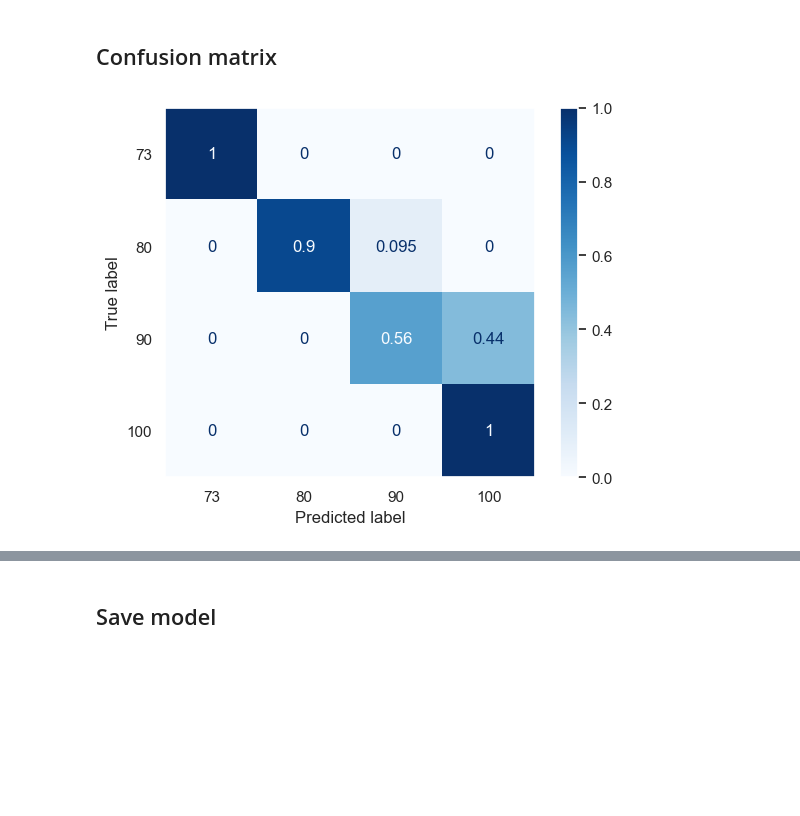
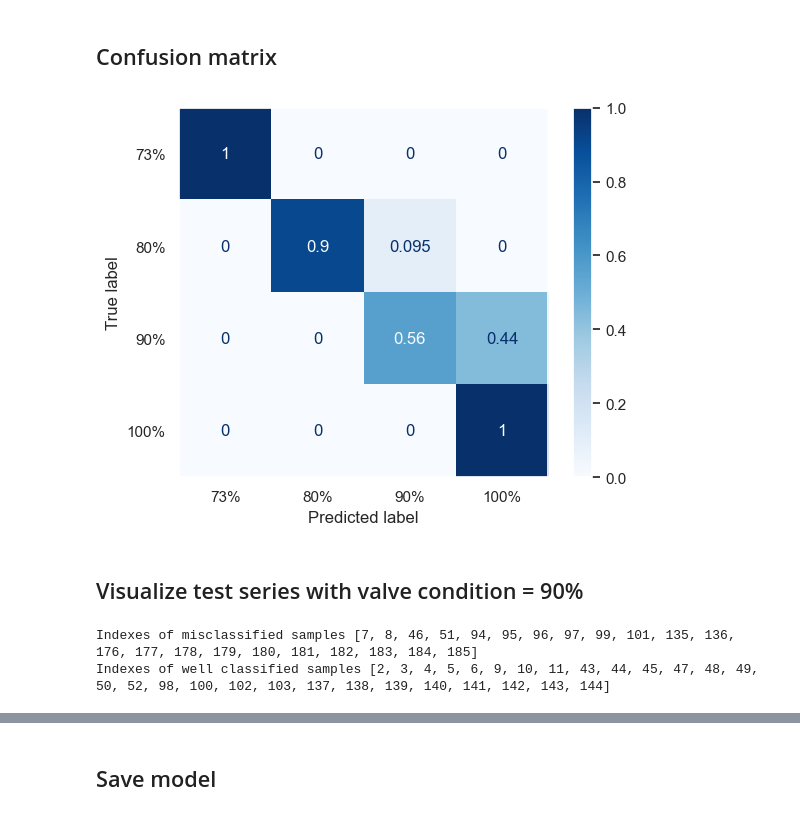
Before and after one commit to MiotyR/monitoring_hydraulic_systems, a Jupyter notebook: valve_condition_prediction.ipynb, the cells around one changed output, grey strips where cells are left out. Drawn from its saved outputs; the diff is of its cells as text; code cells hidden in the pictures; blank space fills up the shorter version.

```diff
--- a/valve_condition_prediction.ipynb
+++ b/valve_condition_prediction.ipynb
@@ -66,13 +66,13 @@ ps2 shape = (2205, 6000)
 | max | 165.480000 | 165.260000 | 165.530000 | 165.690000 | 160.570000 | 125.220000 | 117.390000 | 79.102000 | 44.617000 | 35.398000 | ... | ... |
 8 rows × 6000 columns
 # %%
-y = pd.read_csv("profile.txt", sep="\t", header=None, usecols=[1])[1]
-print("valve vector", y.shape)
-display(y.head())
+valve_condition = pd.read_csv("profile.txt", sep="\t", header=None, usecols=[1])[1]
+print("valve vector", valve_condition.shape)
+display(valve_condition.head())
 
-display(y.describe())
+display(valve_condition.describe())
 
-print(Counter(y))
+print(Counter(valve_condition))
 # %% [output]
 valve vector (2205,)
 0    100
@@ -129,14 +138,10 @@ for profile_id in [0, 452, 443, 254]:
 # Preprocess data
 # %%
 # Encode y
-labels = {lab: i for i, lab in enumerate(np.unique(y))}
+labels = {lab: i for i, lab in enumerate(np.sort(np.unique(valve_condition)))}
 print("encoding mapping :", labels)
-y = [labels[lab] for lab in y]
+y = [labels[lab] for lab in valve_condition]
 
-print(y[0], len(y))
-
-plt.figure(figsize=(9, 5))
-sns.countplot(x=y)
-plt.show()
+print(Counter(y))
 # %% [output]
 encoding mapping : {73: 0, 80: 1, 90: 2, 100: 3}
@@ -274,9 +287,21 @@ weighted avg       0.89      0.87      0.87       205
 # %%
 cm = confusion_matrix(y_test, preds, normalize='true')
 disp = ConfusionMatrixDisplay(confusion_matrix=cm,
-                            display_labels=[73, 80, 90, 100])
+                            display_labels=["73%", "80%", "90%", "100%"])
 disp.plot(cmap="Blues")
 plt.grid(False)
 plt.show()
 # %% [output]
-[figure, old version]
+[figure, new version]
+# %% [markdown]
+## Visualize test series with valve condition = 90%
+# %%
+small_lag_idxes = [idx for idx in range(len(y_test)) if y_test[idx] == 2]
+wrong_idxes = [idx for idx in small_lag_idxes if y_test[idx] != preds[idx]]
+right_idxes = [idx for idx in small_lag_idxes if idx not in wrong_idxes]
+
+print("Indexes of misclassified samples", wrong_idxes)
+print("Indexes of well classified samples", right_idxes)
+# %% [output]
+Indexes of misclassified samples [7, 8, 46, 51, 94, 95, 96, 97, 99, 101, 135, 136, 176, 177, 178, 179, 180, 181, 182, 183, 184, 185]
+Indexes of well classified samples [2, 3, 4, 5, 6, 9, 10, 11, 43, 44, 45, 47, 48, 49, 50, 52, 98, 100, 102, 103, 137, 138, 139, 140, 141, 142, 143, 144]
```
Also changed, not shown: parts of 11 cells of this notebook, 2 other files.
